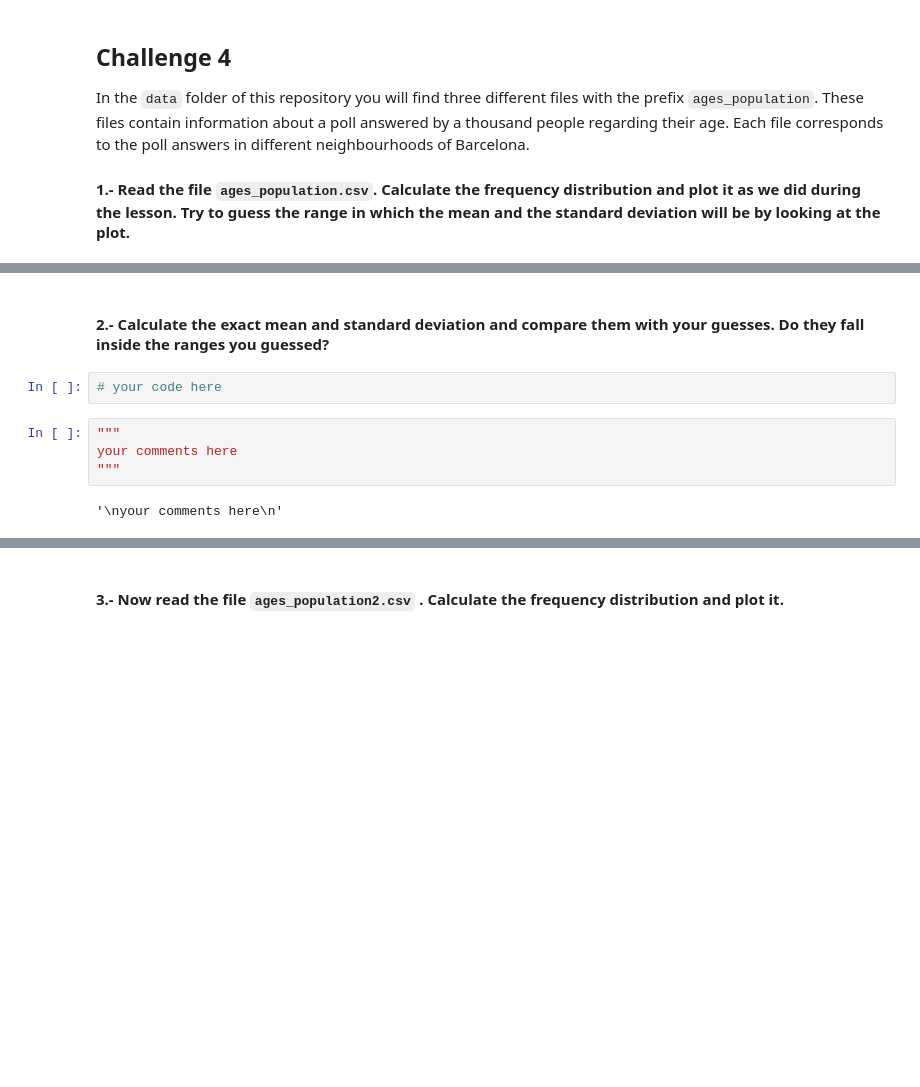
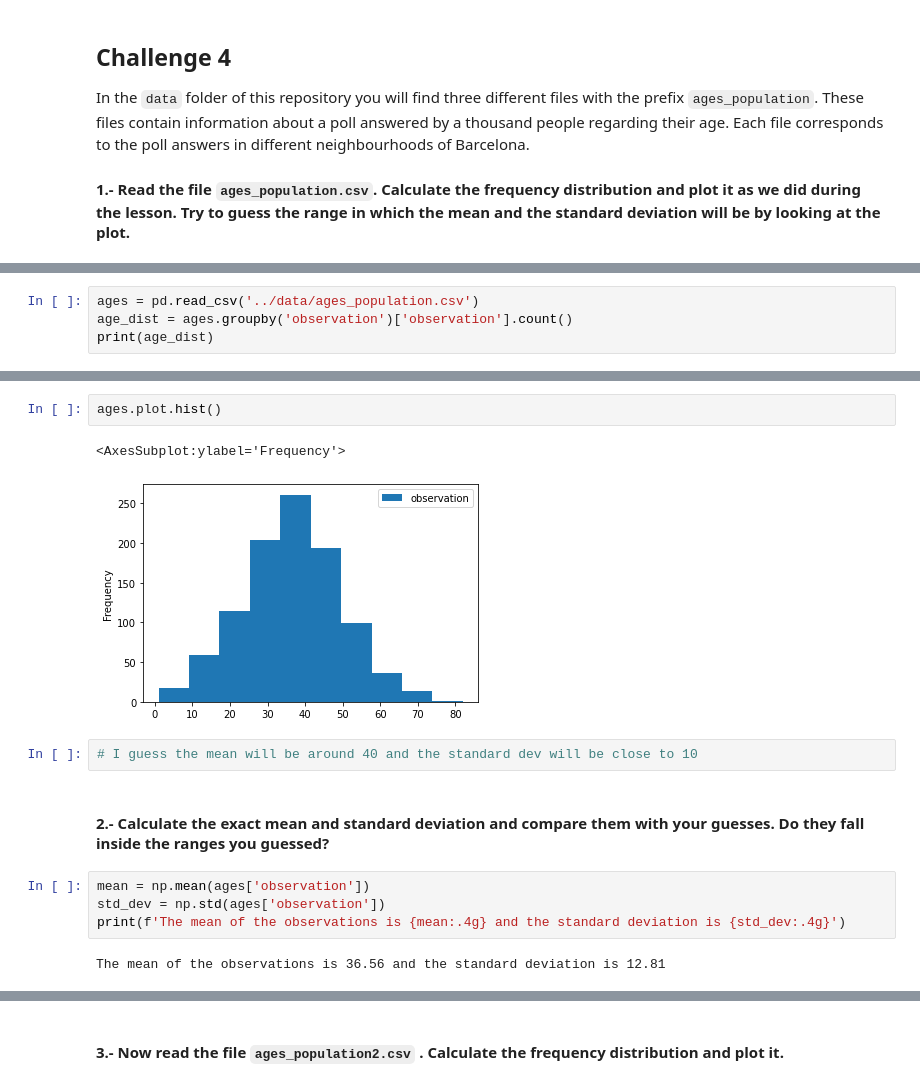
Before and after one commit to JMark1991/lab-understanding-descriptive-stats, a Jupyter notebook: your-code/main.ipynb, the cells around one changed output, grey strips where cells are left out. Saved outputs shown, nothing was run; the diff lists cells and outputs as text; blank space fills up the shorter version.

```diff
--- a/your-code/main.ipynb
+++ b/your-code/main.ipynb
@@ -208,0 +214,4 @@ In the `data` folder of this repository you will find three different files with
+# %%
+ages = pd.read_csv('../data/ages_population.csv')
+age_dist = ages.groupby('observation')['observation'].count()
+print(age_dist)
@@ -209,10 +232,15 @@ In the `data` folder of this repository you will find three different files with
+# %%
+ages.plot.hist()
+# %% [output]
+<AxesSubplot:ylabel='Frequency'>
+[figure, added]
+# %%
+# I guess the mean will be around 40 and the standard dev will be close to 10
 # %% [markdown]
 #### 2.- Calculate the exact mean and standard deviation and compare them with your guesses. Do they fall inside the ranges you guessed?
-# %%
-# your code here
-# %%
-"""
-your comments here
-"""
-# %% [output]
-'\nyour comments here\n'
+# %%
+mean = np.mean(ages['observation'])
+std_dev = np.std(ages['observation'])
+print(f'The mean of the observations is {mean:.4g} and the standard deviation is {std_dev:.4g}')
+# %% [output]
+The mean of the observations is 36.56 and the standard deviation is 12.81
```
Also changed, not shown: parts of 47 cells of this notebook.
